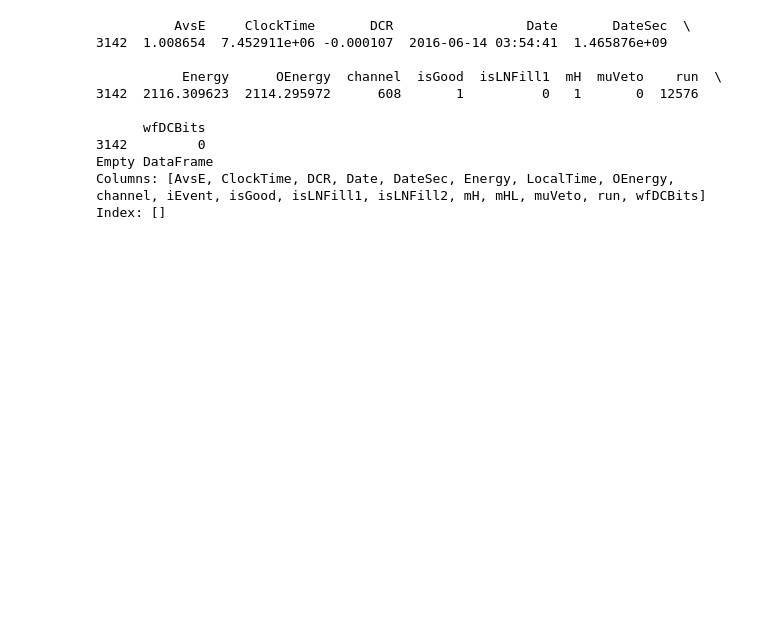
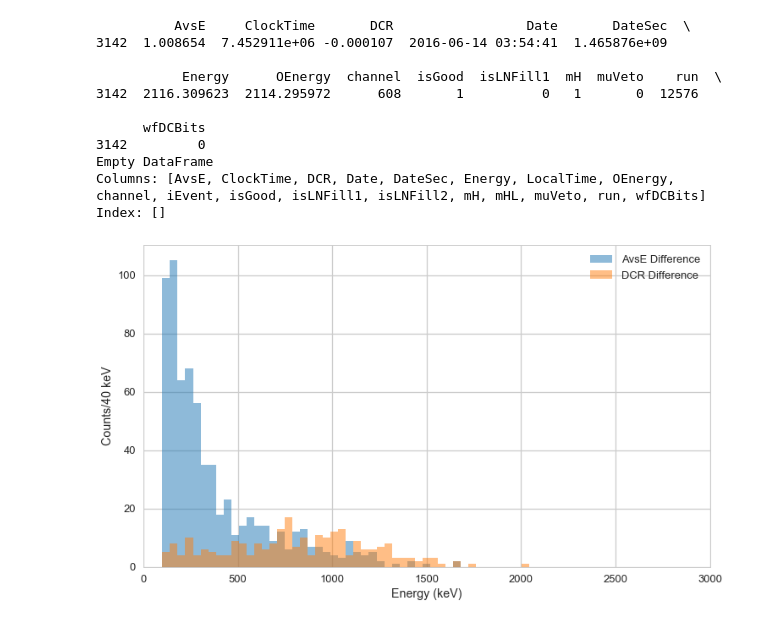
Before and after one commit to bxyzhu/IPython, a Jupyter notebook: SpectralAnalysis/EventListDS1.ipynb, the cells around one changed output. Saved outputs shown, nothing was run; the diff lists cells and outputs as text; code cells hidden in the pictures; blank space fills up the shorter version.

```diff
--- a/SpectralAnalysis/EventListDS1.ipynb
+++ b/SpectralAnalysis/EventListDS1.ipynb
@@ -523,3 +530,17 @@ print dfNewFull.query('run==12576 and 2000<Energy<2200 and channel==608')
 Empty DataFrame
 Columns: [AvsE, ClockTime, DCR, Date, DateSec, Energy, LocalTime, OEnergy, channel, iEvent, isGood, isLNFill1, isLNFill2, mH, mHL, muVeto, run, wfDCBits]
 Index: []
+# %%
+#bins=np.linspace(100, 3300, 80)
+fig = plt.figure(figsize=(12,7))
+# plt.hist(energyListCut, bins=np.linspace(100, 3300, 80), label='Total Mismatch')
+plt.hist(energyListCutAvsE, bins=np.linspace(100, 3300, 80), alpha=0.5, label='AvsE Difference')
+plt.hist(energyListCutDCR, bins=np.linspace(100, 3300, 80), alpha=0.5, label='DCR Difference')
+plt.title('')
+plt.xlim(0, 3000)
+plt.xlabel('Energy (keV)')
+plt.ylabel('Counts/40 keV')
+plt.legend()
+fig.savefig('ResidualContribution.pdf')
+# %% [output]
+[figure, added]
```
Also changed, not shown: parts of 5 cells of this notebook, 1 other file.
